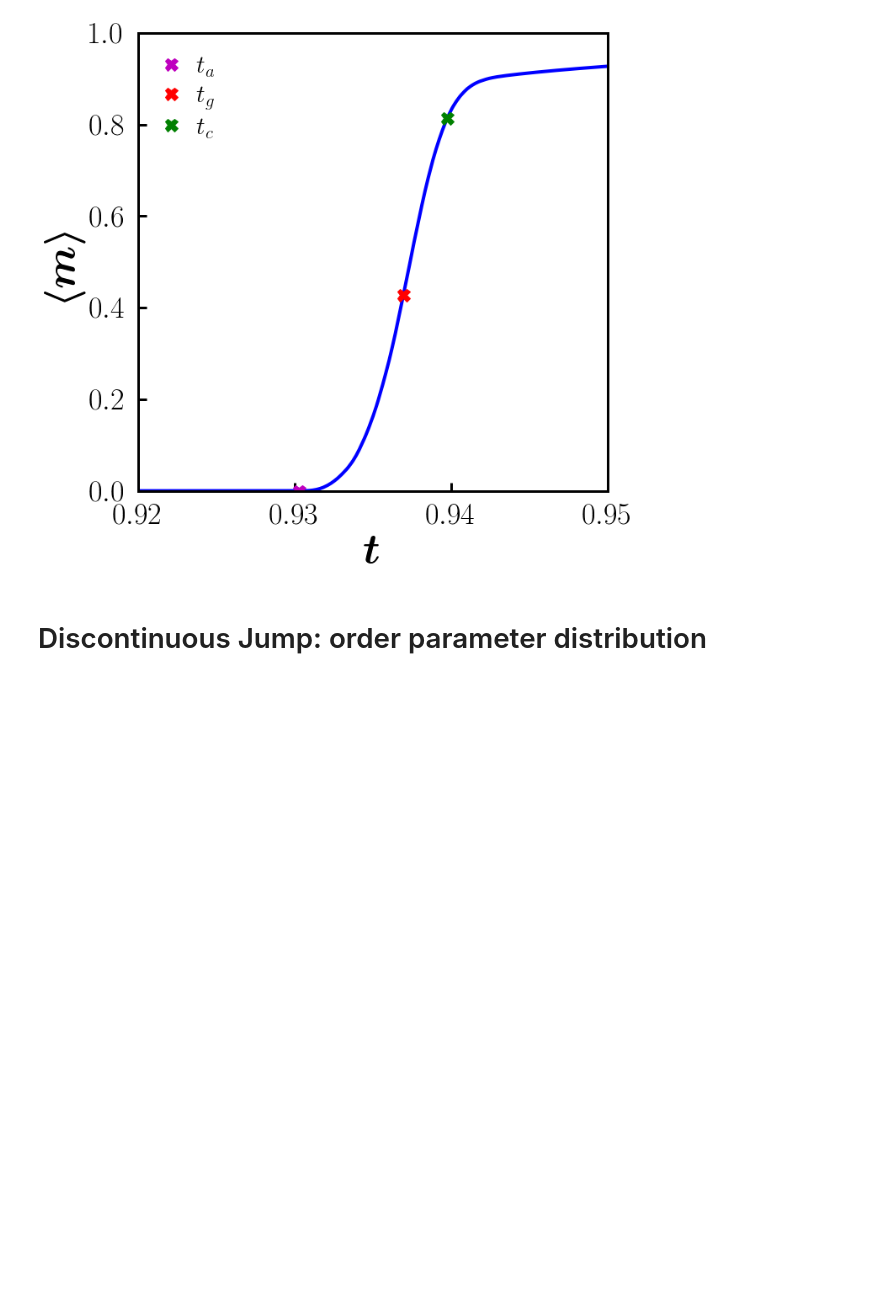
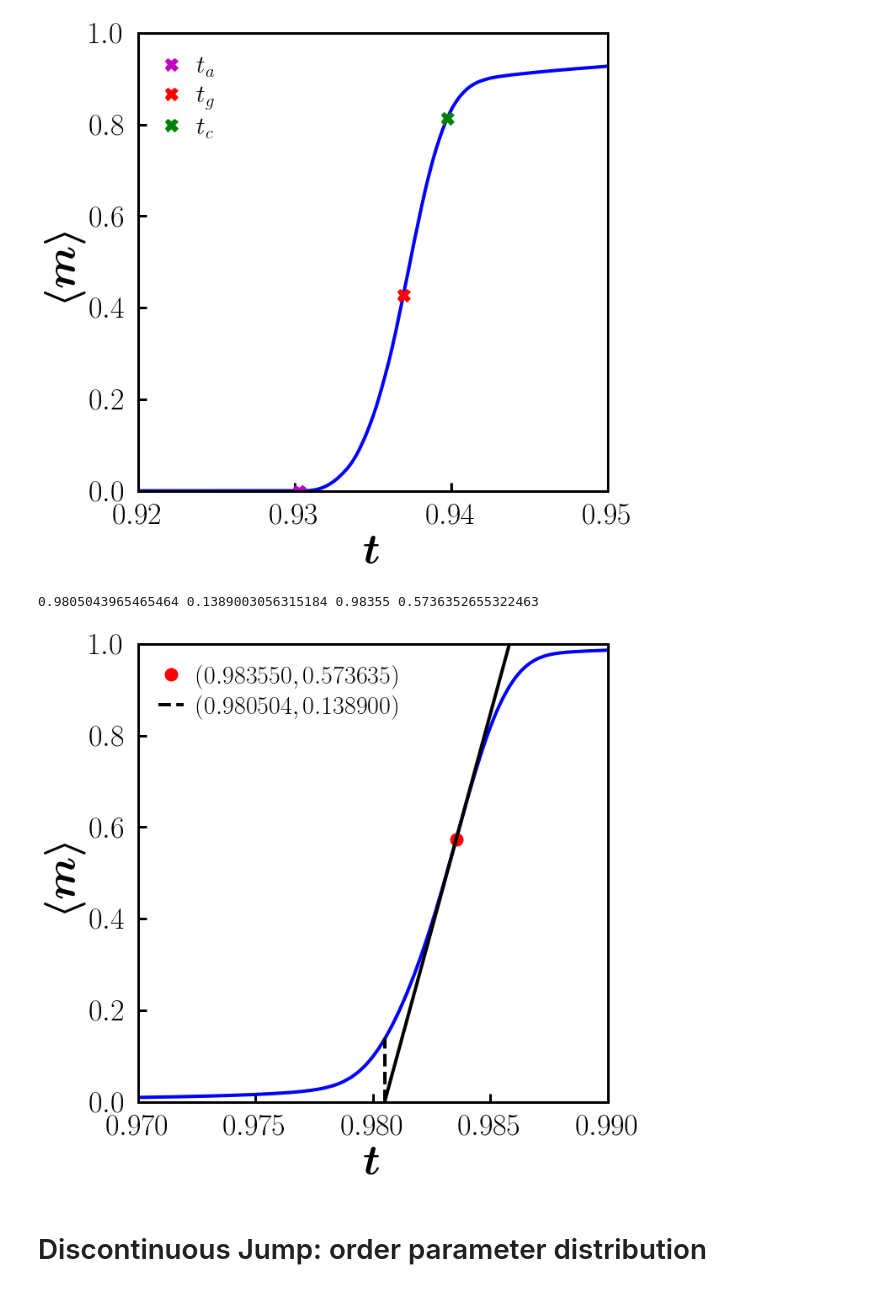
Before and after one commit to hoyunchoi/mBFW, a Jupyter notebook: main-plot.ipynb, the cells around one changed output. Cells and saved outputs as stored; diff of their text form; code cells hidden in the pictures; blank space fills up the shorter version.

```diff
--- a/main-plot.ipynb
+++ b/main-plot.ipynb
@@ -703,3 +719,39 @@ plt.show()
+# %%
+fig, ax = plt.subplots()
+ax.set_rasterized(True)
+
+networkSize = 20000
+acceptanceThreshold = 0.3
+current = networkSize, acceptanceThreshold
+
+t, op = avgLinBin(time[networkSize], orderParameter[current])
+ax.plot(t, op, 'b-')
+ta, ma, inf_t, inf_m = rd.find_inflection_ta(networkSize, orderParameter[current])
+ax.plot(inf_t, inf_m, 'ro', label=latex_string("({:.6f},{:.6f})".format(inf_t, inf_m)))
+a = inf_m/(inf_t-ta)
+ax.plot([ta, inf_t + (1-inf_m)/a], [0, 1], 'k-')
+ax.plot([ta,ta], [0, ma], 'k--', label=latex_string("({:.6f},{:.6f})".format(ta, ma)))
+
+
+print(ta,ma,inf_t, inf_m)
+with open("../data/mBFW/points/" + "N{:.1e},G{:.1f}".format(*current) + ".txt", 'a') as file:
+    file.write("inf_ta: " + str(ta) + "\n")
+    file.write("inf_ma: " + str(ma) + "\n")
+    file.write("inflection_t: " + str(inf_t) + "\n")
+    file.write("inflection_m: " + str(inf_m) + "\n")
+
+
+ax.set_xlim(chi_plotRange[acceptanceThreshold])
+ax.set_ylim([0, 1])
+ax.set_xlabel(latex_bold_string("t"))
+ax.set_ylabel(latex_bold_string("\langle m \\rangle"))
+ax.legend(loc="upper left", fontsize=30)
+
+# fig.savefig("../data/mBFW/fig/t_op(N{:.1e},G{:.1f}).pdf".format(*current), bbox_inches = 'tight', pad_inches = 0.1, facecolor = 'w', dpi=100)
+plt.show()
+# %% [output]
+0.9805043965465464 0.1389003056315184 0.98355 0.5736352655322463
+[figure, added]
 # %% [markdown]
 # Discontinuous Jump: order parameter distribution
 # %%
```
Also changed, not shown: parts of 2 cells of this notebook, 11 other files.
